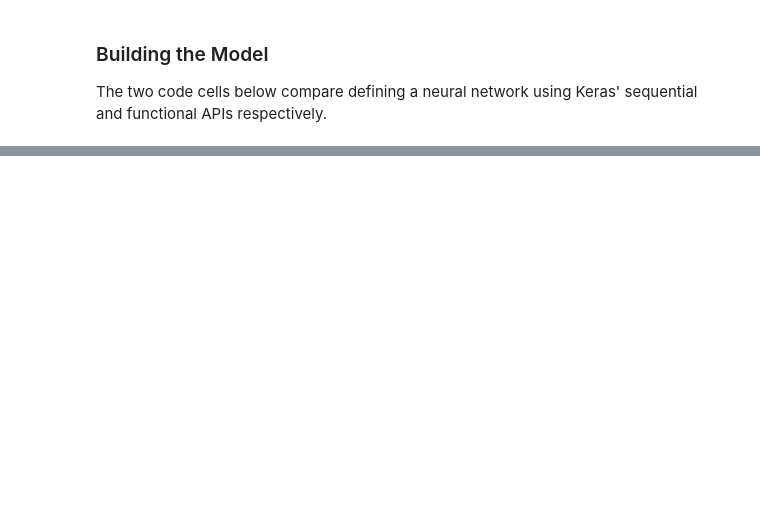
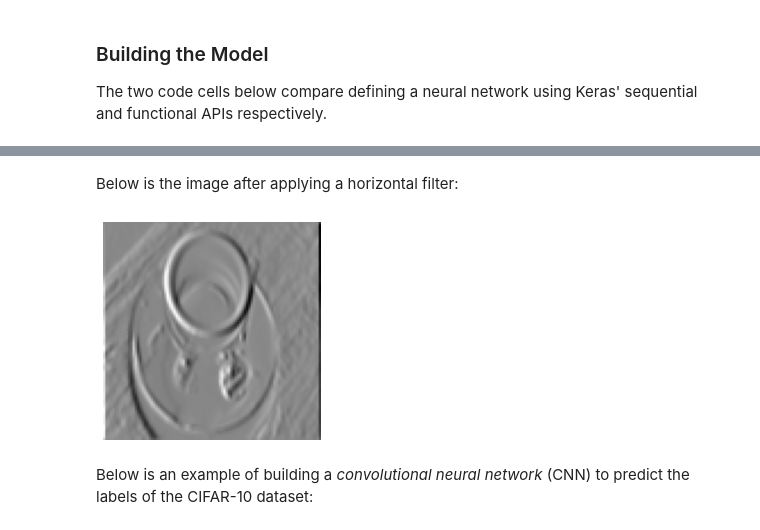
Before and after one commit to DCtheTall/generative-deep-learning, a Jupyter notebook: 2-deep-learning/DeepNeuralNetwork.ipynb, the cells around one changed output, grey strips where cells are left out. Cells and saved outputs as stored; diff of their text form; code cells hidden in the pictures; blank space fills up the shorter version.

```diff
--- a/2-deep-learning/DeepNeuralNetwork.ipynb
+++ b/2-deep-learning/DeepNeuralNetwork.ipynb
@@ -96,0 +231,12 @@ _________________________________________________________________
+# %% [markdown]
+Below is the image after applying a horizontal filter:
+# %%
+def kernel_init(shape, dtype=None):
+  return np.array([[-1.0,  0.0,  1.0],
+                   [-1.0,  0.0,  1.0],
+                   [-1.0,  0.0,  1.0]]).reshape((3, 3, 1, 1))
+apply_filter()
+# %% [output]
+[figure, added]
+# %% [markdown]
+Below is an example of building a _convolutional neural network_ (CNN) to predict the labels of the CIFAR-10 dataset:
```
Also changed, not shown: parts of 21 cells of this notebook.
